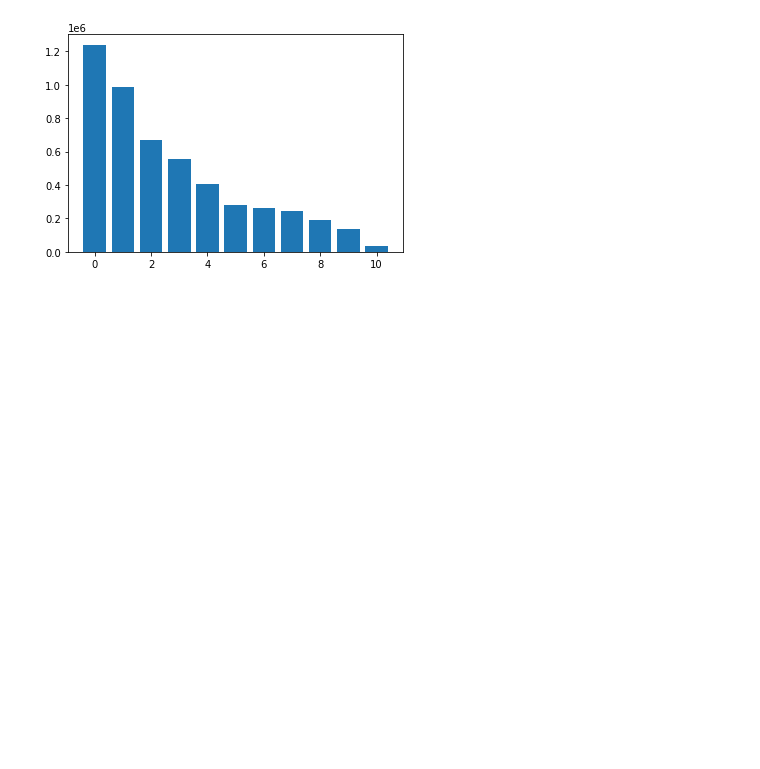
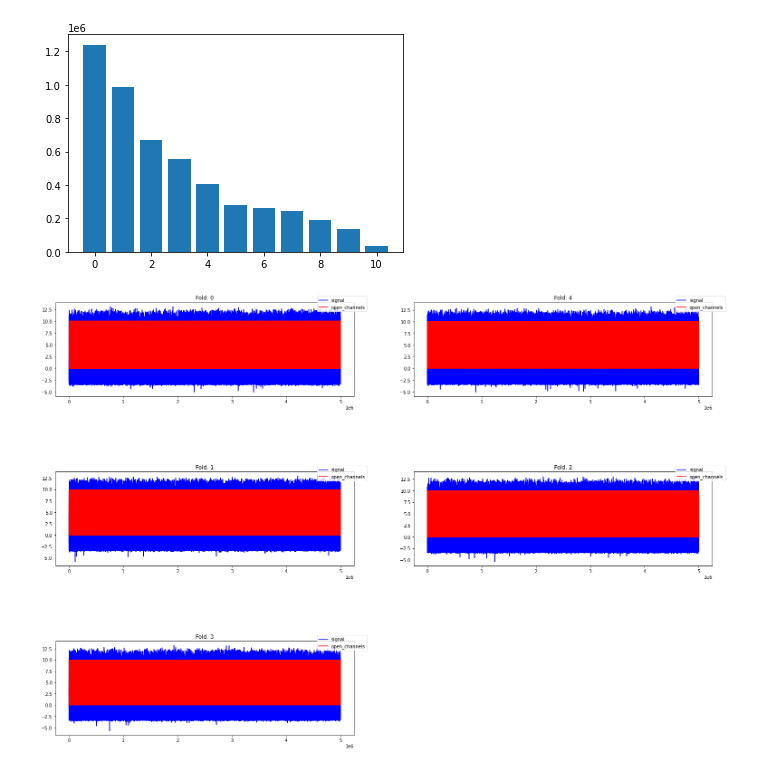
Before and after one commit to kirilllzaitsev/ion_switching, a Jupyter notebook: src/exploration.ipynb, the cells around one changed output. Saved outputs shown, nothing was run; the diff lists cells and outputs as text; code cells hidden in the pictures; blank space fills up the shorter version.

```diff
--- a/src/exploration.ipynb
+++ b/src/exploration.ipynb
@@ -9 +8,4 @@ df = pd.read_csv(TRAIN_DATA)
+# %%
+train = pd.read_csv(TRAIN_DATA)
+#SHIFT+TAB to see function definition
 # %%
@@ -11,3 +13,15 @@ plt.bar(sorted(df.open_channels.unique()), df.open_channels.value_counts().value
 # %% [output]
 <BarContainer object of 11 artists>
 [figure]
+# %%
+plt.figure(figsize=(26, 22))
+plt.subplots_adjust(top=1.2, hspace = 0.8)
+for i, b in enumerate(train['kfold'].unique()):
+    plt.subplot(5, 2, i + 1)
+    plt.plot(train.loc[train['kfold'] == b, ['signal']], color='b')
+    plt.title(f'Fold: {b}')
+    plt.plot(train.loc[train['kfold'] == b, ['open_channels']], color='r')
+    plt.legend(['signal', 'open_channels'], loc=(0.875, 0.9))
+    plt.grid(False)
+# %% [output]
+[figure, added]
```
Also changed, not shown: parts of 10 cells of this notebook.
